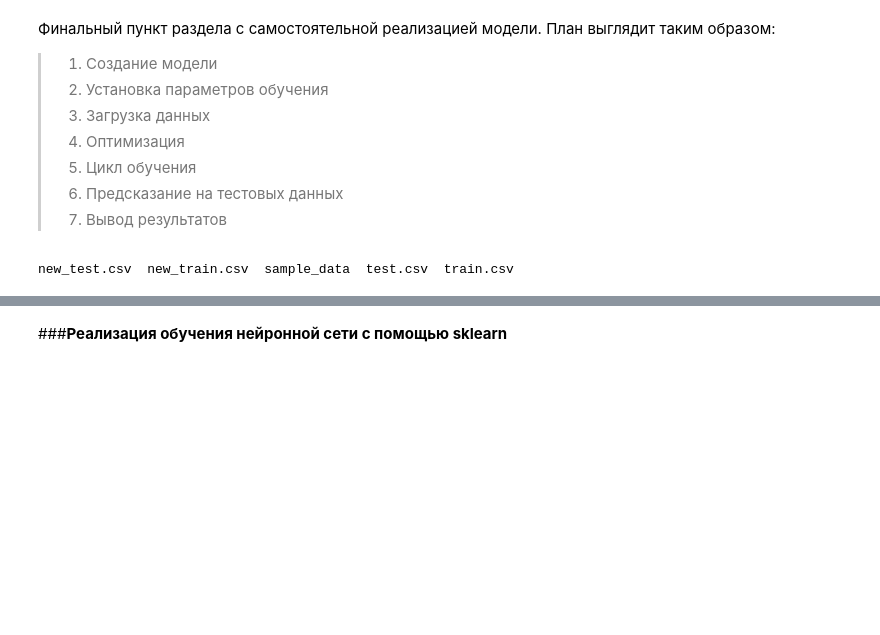
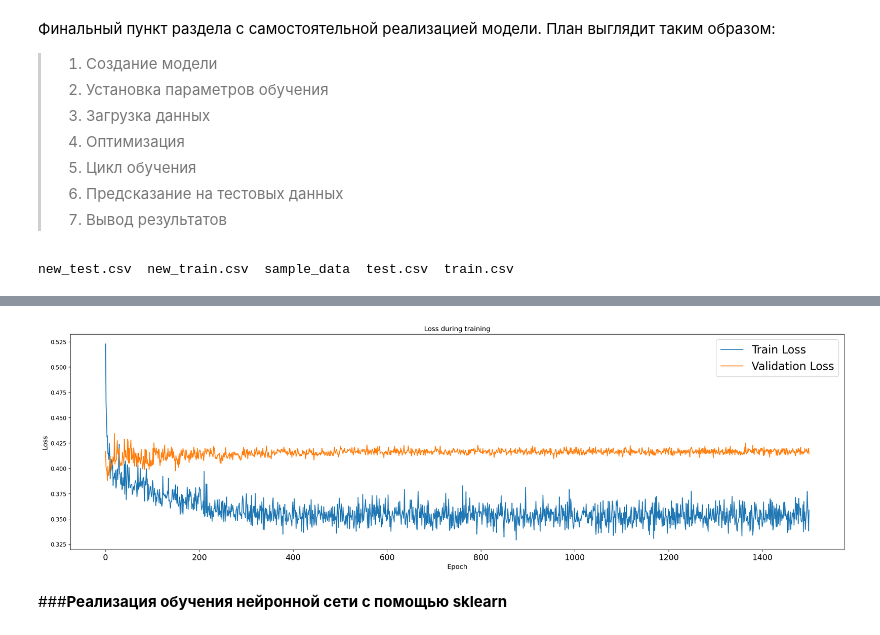
Before and after one commit to neuezeldaa/TItanic_Kaggle, a Jupyter notebook: Titanic_Kaggle_Zolotov.ipynb, the cells around one changed output, grey strips where cells are left out. Drawn from its saved outputs; the diff is of its cells as text; code cells hidden in the pictures; blank space fills up the shorter version.

```diff
--- a/Titanic_Kaggle_Zolotov.ipynb
+++ b/Titanic_Kaggle_Zolotov.ipynb
@@ -1190,11 +1190,11 @@ model = Net1()
 model.to(device)
 
 # Гиперпараметры
-num_epochs = 1000
-batch_size = 32
+num_epochs = 1500
+batch_size = 16
 learning_rate = 0.001
 weight_decay = 0.01
-validation_split = 0.1
+validation_split = 0.2
 
 # Загрузка данных
 data_train = TitanicDataset(normalize=True)
@@ -1295,3 +1475,13 @@ Average loss: 0.368971, Train accuracy: 0.859102, Val accuracy: 0.842697
+# %%
+   plt.plot(loss_history, label='Train Loss')
+   plt.plot(val_loss_history, label='Validation Loss')
+   plt.xlabel('Epoch')
+   plt.ylabel('Loss')
+   plt.legend()
+   plt.title('Loss during training')
+   plt.show()
+# %% [output]
+[figure, added]
 # %% [markdown]
 ###**Реализация обучения нейронной сети с помощью sklearn**
 # %% [markdown]
```
Also changed, not shown: parts of 2 cells of this notebook.
